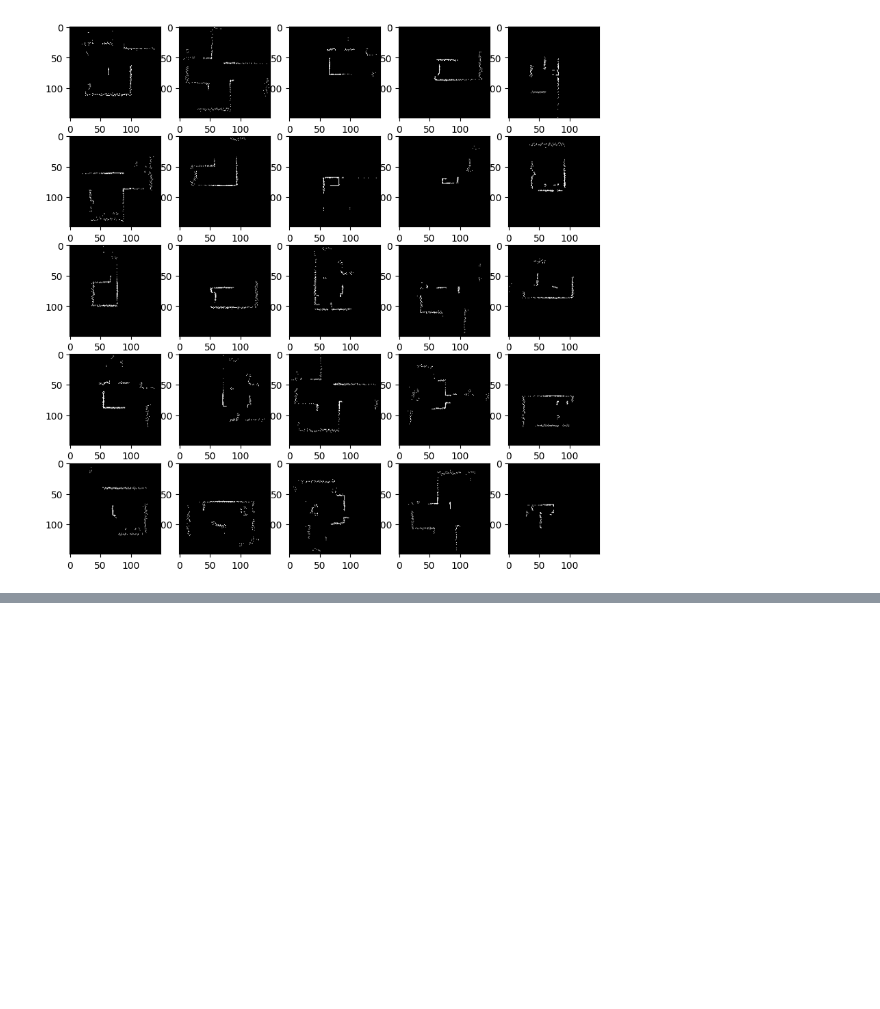
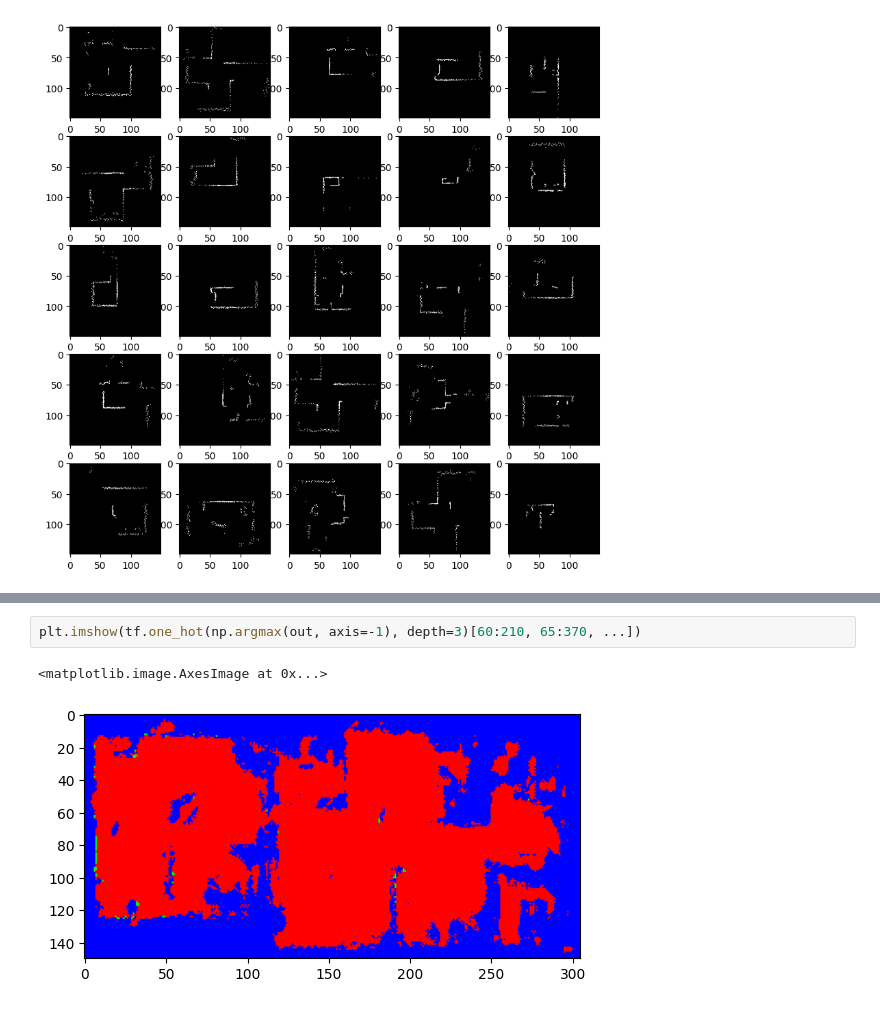
Before and after one commit to malcolmlett/robovac, a Jupyter notebook: Experiment_SLAM_data_generation_1.ipynb, the cells around one changed output, grey strips where cells are left out. Saved outputs shown, nothing was run; the diff lists cells and outputs as text; blank space fills up the shorter version.

```diff
--- a/Experiment_SLAM_data_generation_1.ipynb
+++ b/Experiment_SLAM_data_generation_1.ipynb
@@ -418,0 +463,5 @@ uniform grid counts: 15.02256 x 7.1025028571428575 = 106.6977753216
+# %%
+plt.imshow(tf.one_hot(np.argmax(out, axis=-1), depth=3)[60:210, 65:370, ...])
+# %% [output]
+<matplotlib.image.AxesImage at 0x...>
+[figure, added]
```
Also changed, not shown: parts of 13 cells of this notebook.
